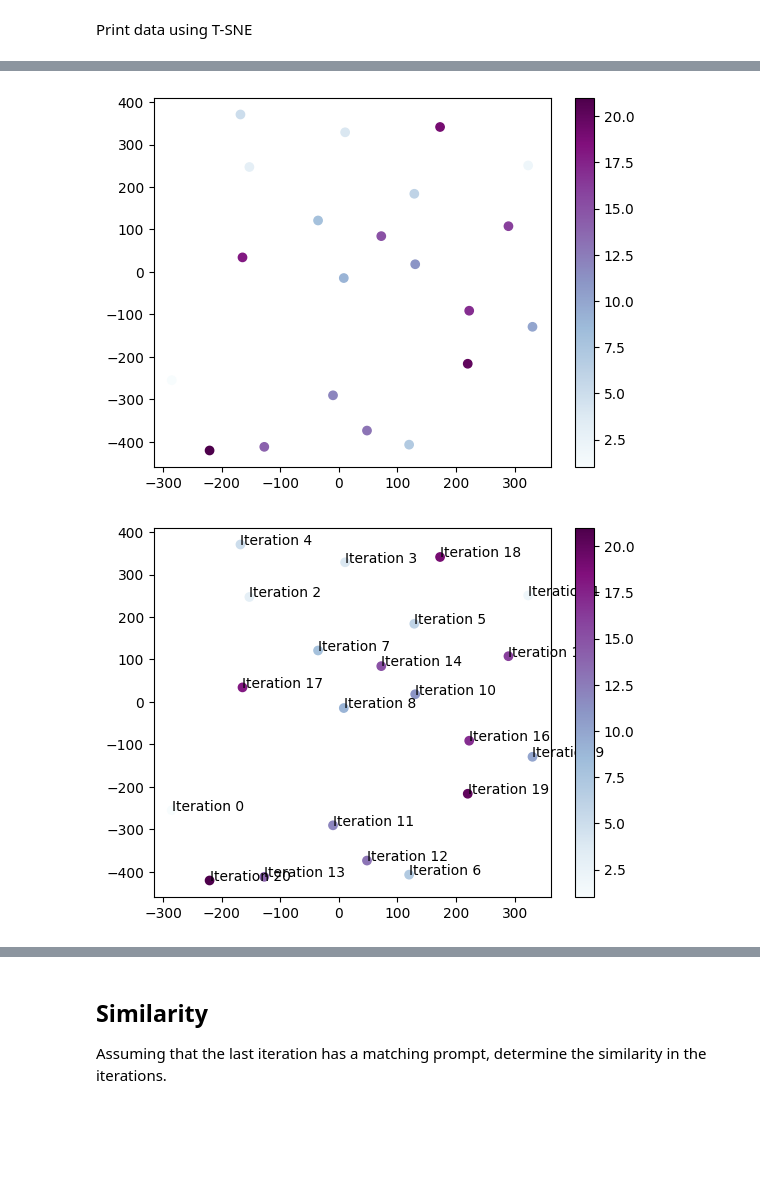
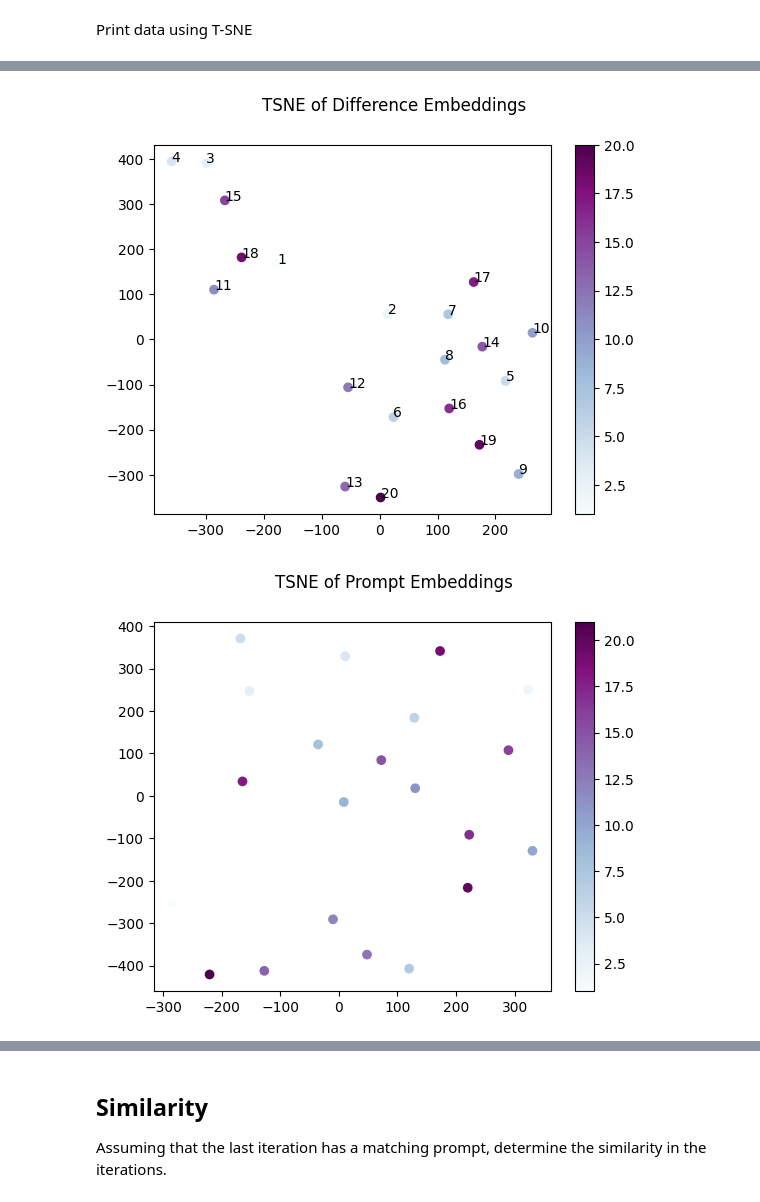
Before and after one commit to Rripped/PromptRefining, a Jupyter notebook: notebooks/Analysis.ipynb, the cells around one changed output, grey strips where cells are left out. Drawn from its saved outputs; the diff is of its cells as text; code cells hidden in the pictures; blank space fills up the shorter version.

Commit message:
added img embedding

```diff
--- a/notebooks/Analysis.ipynb
+++ b/notebooks/Analysis.ipynb
@@ -9,0 +14,2 @@ from sklearn.metrics.pairwise import cosine_similarity
+# %%
+RUN_DIR = "../data/realistic_po_20_gpt-4-vision-preview_dall-e-3_gpt-4-1106-preview_v1"
@@ -10,2 +59,12 @@ from sklearn.metrics.pairwise import cosine_similarity
+# %%
+# get img vectors using img2vec
+img2vec = Img2Vec(cuda=True)
+
+# get all vecs
+vecs = get_vecs_of_run(RUN_DIR, img2vec)
+
+difference_embeddings = vecs['diff']
+prompt_embeddings = vecs['prompt']
+img_embeddings = vecs['img']
 # %% [markdown]
 Load data from the specified directory
@@ -14,5 +71,2 @@ directory = "../data/realistic_po_20_gpt-4-vision-preview_dall-e-3_gpt-4-1106-pr
-# %%
-difference_embeddings = json.load(open(join(directory, "difference_embeddings.json")))
-prompt_embeddings = json.load(open(join(directory, "prompt_embeddings.json")))
 # %% [markdown]
 Print data using T-SNE
@@ -40,9 +73,11 @@ draw_tsne(difference_embeddings, labels, perplexity=5)
-# %%
-draw_tsne(prompt_embeddings, perplexity=5)
-# %% [output]
-[figure, removed]
-# %%
-labels = [f"Iteration {i}" for i in range(0, len(prompt_embeddings))]
-draw_tsne(prompt_embeddings, labels, perplexity=5)
-# %% [output]
-[figure, removed]
+# %%
+diff_labels = [f"{i + 1}" for i in range(0, len(difference_embeddings))]
+prompt_labels = [f"{i + 1}" for i in range(0, len(prompt_embeddings))]
+img_labels = [f"{i + 1}" for i in range(0, len(img_embeddings))]
+
+diff_tsne = get_tsne(difference_embeddings, labels=diff_labels, perplexity=5, title = "TSNE of Difference Embeddings")
+prompts_tsne = get_tsne(prompt_embeddings, perplexity=5, title = "TSNE of Prompt Embeddings")
+img_tsne = get_tsne(img_embeddings, perplexity=5, title = "TSNE of Image Embeddings")
+# %% [output]
+[figure, added]
+[figure, added]
```
Also changed, not shown: parts of 12 cells of this notebook.
